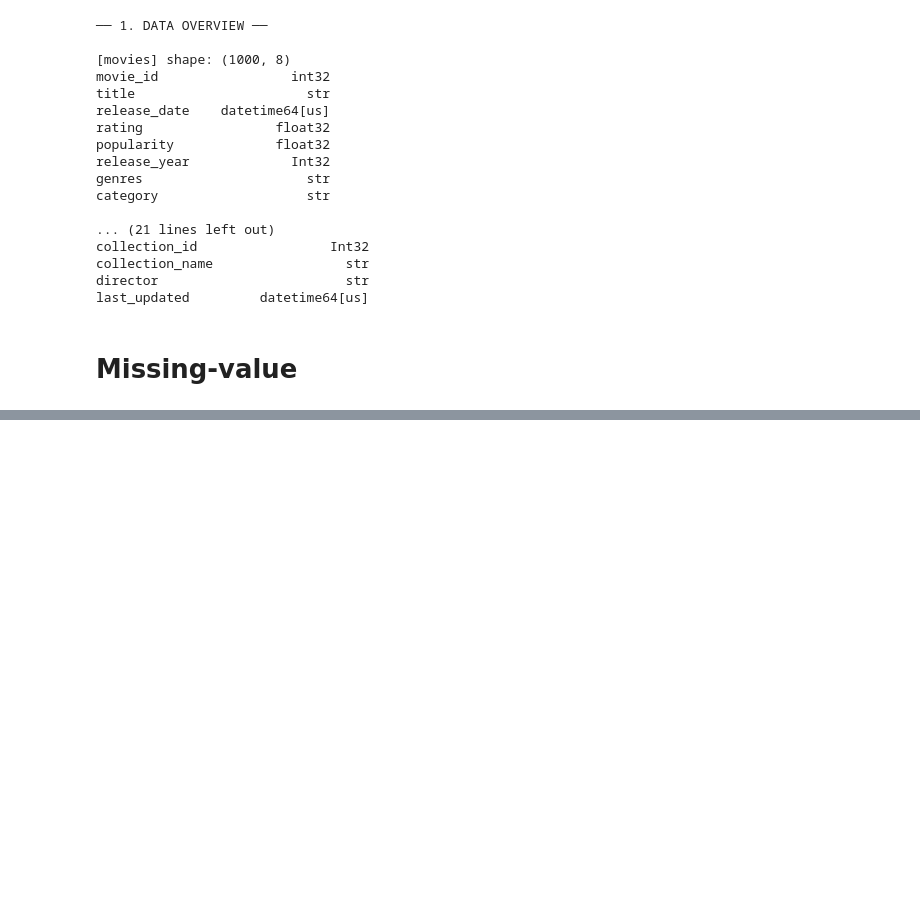
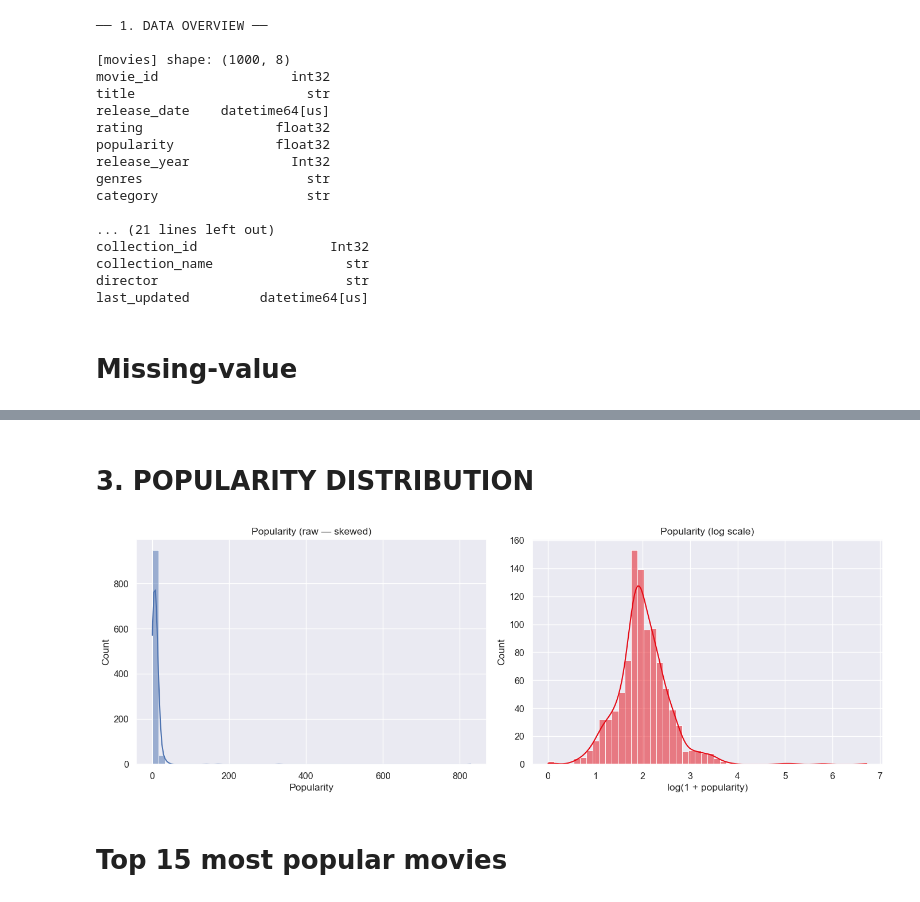
Before and after one commit to GrannyApples/Grupp7_Datavisualisering_DE_UX, a Jupyter notebook: notebooks/eda_anton.ipynb, the cells around one changed output, grey strips where cells are left out. Saved outputs shown, nothing was run; the diff lists cells and outputs as text; code cells hidden in the pictures; blank space fills up the shorter version.

```diff
--- a/notebooks/eda_anton.ipynb
+++ b/notebooks/eda_anton.ipynb
@@ -174,0 +210,18 @@ savefig("01_missing_values")
+# %% [markdown]
+# 3. POPULARITY DISTRIBUTION
+# %%
+fig, axes = plt.subplots(1, 2, figsize=(14, 5))
+
+sns.histplot(df["popularity"], bins=50, kde=True, color=NEUTRAL, ax=axes[0])
+axes[0].set_title("Popularity (raw — skewed)")
+axes[0].set_xlabel("Popularity")
+
+sns.histplot(np.log1p(df["popularity"]), bins=50, kde=True, color=ACCENT, ax=axes[1])
+axes[1].set_title("Popularity (log scale)")
+axes[1].set_xlabel("log(1 + popularity)")
+
+plt.tight_layout()
+# %% [output]
+[figure, added]
+# %% [markdown]
+# Top 15 most popular movies
```
Also changed, not shown: parts of 10 cells of this notebook, 1 other file.
